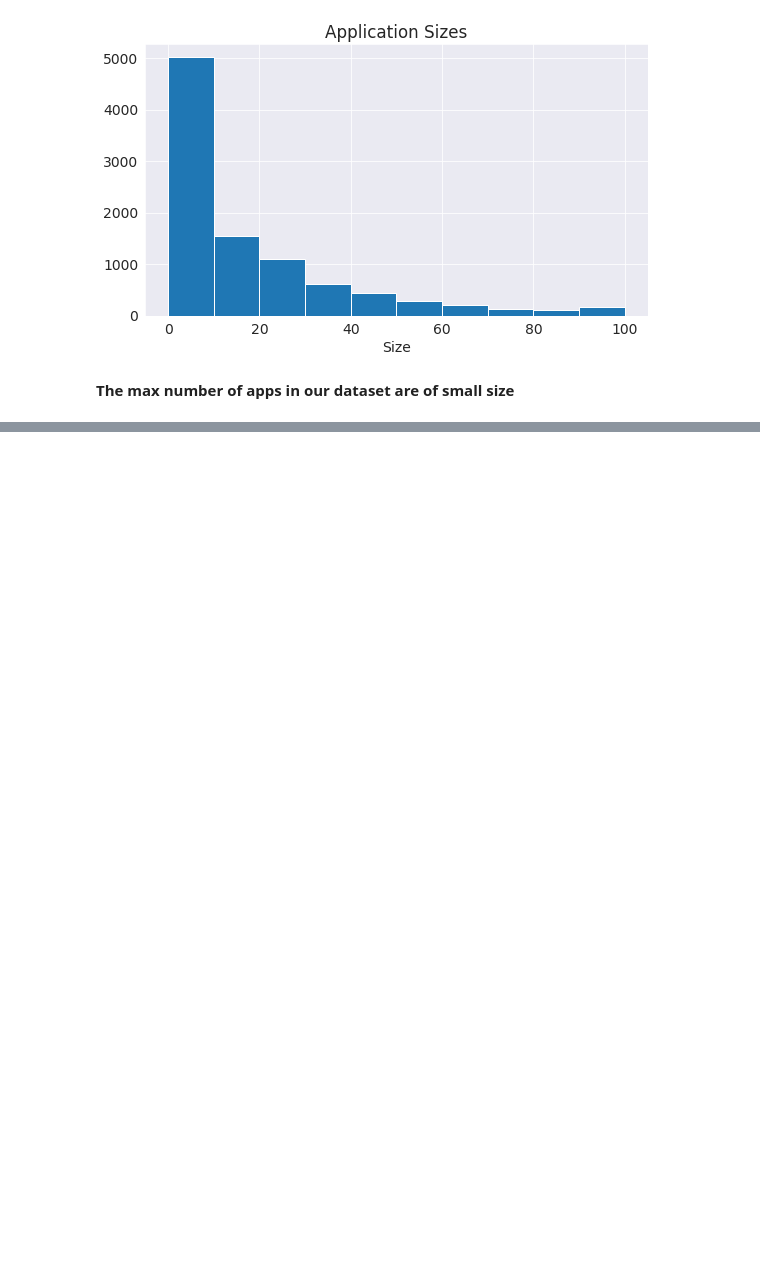
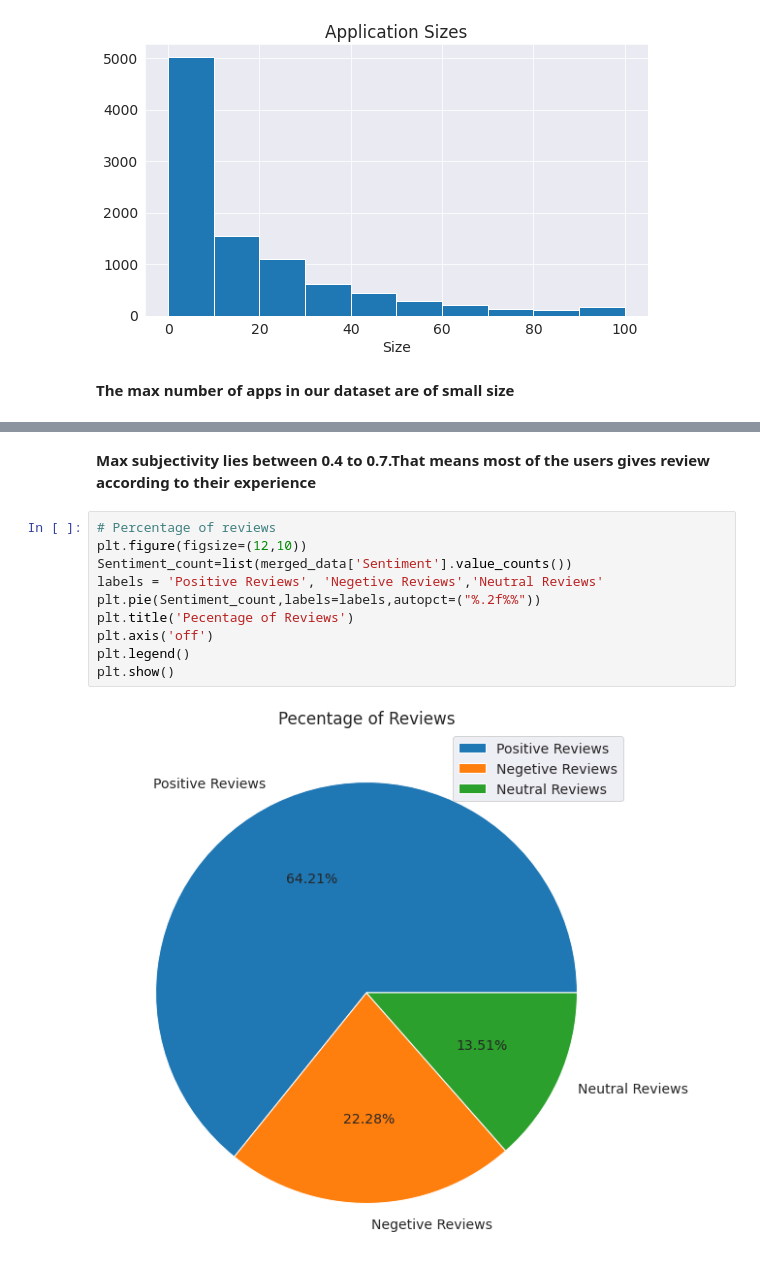
Before and after one commit to Harshalkotkar21/play_store_app_analysis, a Jupyter notebook: Play_Store_App_Review_Analysis_Capstone_Project.ipynb, the cells around one changed output, grey strips where cells are left out. Cells and saved outputs as stored; diff of their text form; blank space fills up the shorter version.

```diff
--- a/Play_Store_App_Review_Analysis_Capstone_Project.ipynb
+++ b/Play_Store_App_Review_Analysis_Capstone_Project.ipynb
@@ -337,0 +385,14 @@ Text(0.5, 1.0, 'Application Sizes')
+# %% [markdown]
+**Max subjectivity lies between 0.4 to 0.7.That means most of the users gives review according to their experience**
+# %%
+# Percentage of reviews
+plt.figure(figsize=(12,10))
+Sentiment_count=list(merged_data['Sentiment'].value_counts())
+labels = 'Positive Reviews', 'Negetive Reviews','Neutral Reviews'
+plt.pie(Sentiment_count,labels=labels,autopct=("%.2f%%"))
+plt.title('Pecentage of Reviews')
+plt.axis('off')
+plt.legend()
+plt.show()
+# %% [output]
+[figure, added]
```
Also changed, not shown: parts of 11 cells of this notebook.
